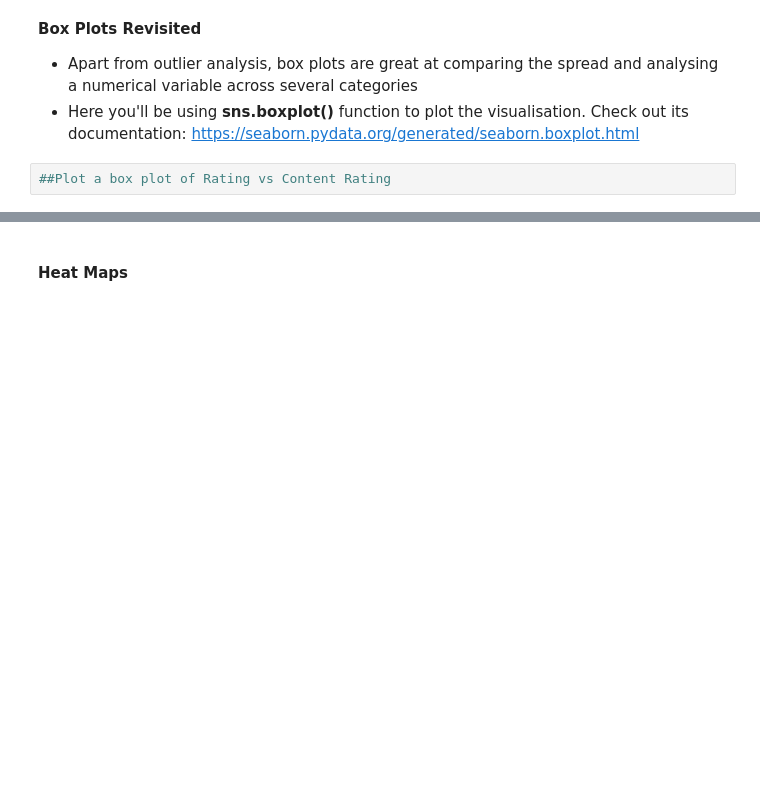
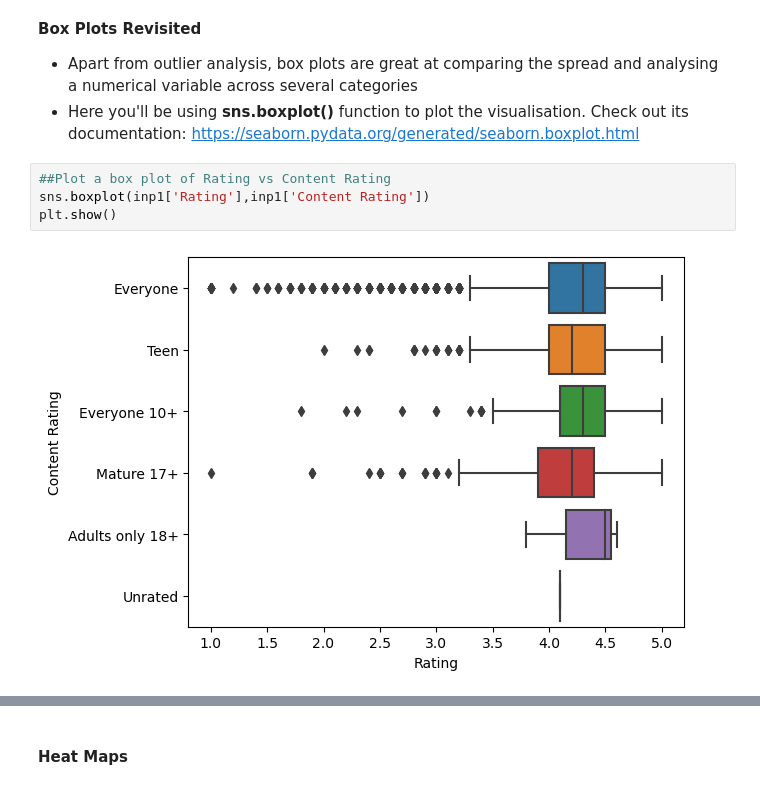
Before and after one commit to saishankar2748/Data-Analysis, a Jupyter notebook: Case Study Google Playstore apps/Data Visualisation in Python - Case Study.ipynb, the cells around one changed output, grey strips where cells are left out. Saved outputs shown, nothing was run; the diff lists cells and outputs as text; blank space fills up the shorter version.

```diff
--- a/Case Study Google Playstore apps/Data Visualisation in Python - Case Study.ipynb
+++ b/Case Study Google Playstore apps/Data Visualisation in Python - Case Study.ipynb
@@ -966,5 +981,9 @@ __Box Plots Revisited__
 - Here you'll be using **sns.boxplot()** function to plot the visualisation. Check out its documentation: https://seaborn.pydata.org/generated/seaborn.boxplot.html
 # %%
 ##Plot a box plot of Rating vs Content Rating
+sns.boxplot(inp1['Rating'],inp1['Content Rating'])
+plt.show()
+# %% [output]
+[figure, added]
 # %%
 ##Question - Plot a box plot for the Rating column only
```
Also changed, not shown: parts of 32 cells of this notebook.
